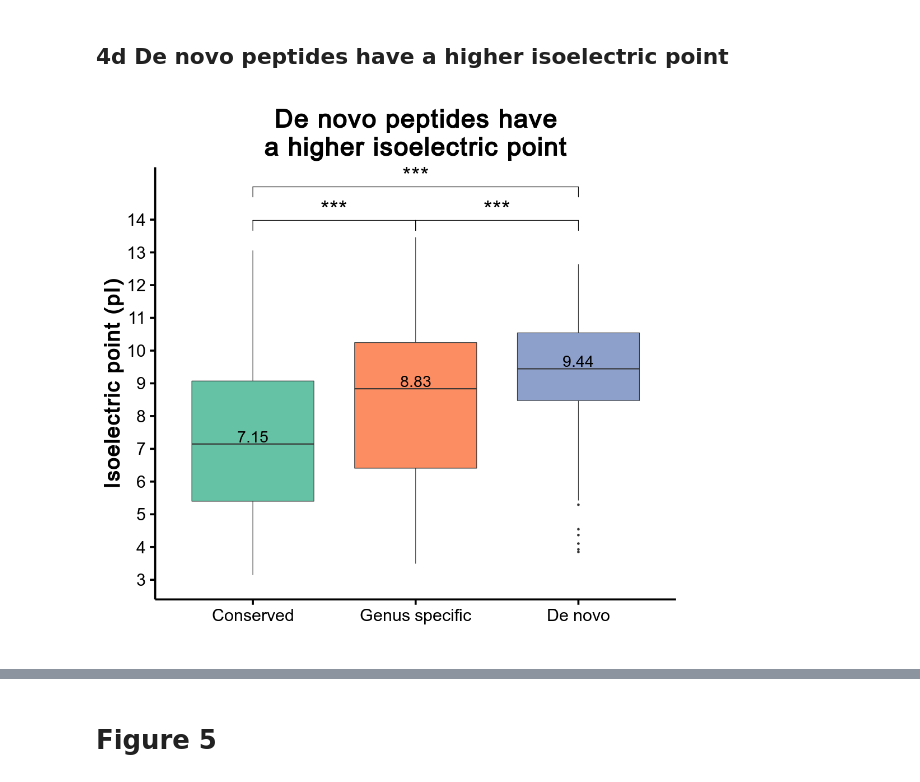
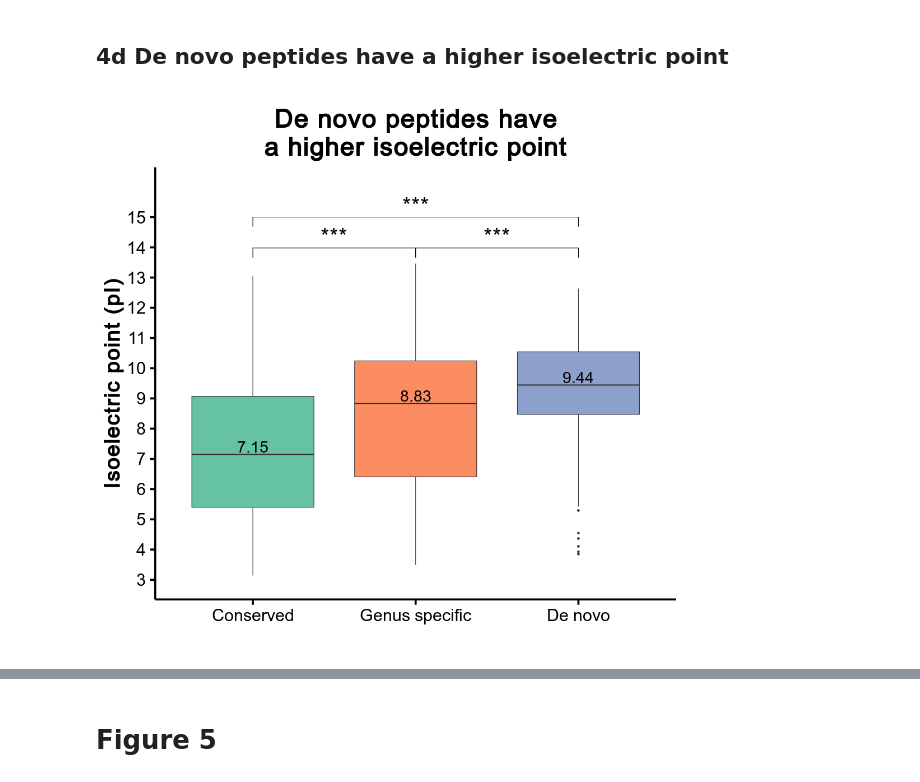
Before and after one commit to willblev/Blevins_etal_2020, a Jupyter notebook: Figures.ipynb, the cells around one changed output, grey strips where cells are left out. Drawn from its saved outputs; the diff is of its cells as text; code cells hidden in the pictures.

```diff
--- a/Figures.ipynb
+++ b/Figures.ipynb
@@ -569,22 +603,22 @@ orf_coding_score_boxplot + theme_Publication()
 # %%
 %%R -w 1050 -h 1000 -u px
 
 ##Check the isoelectric point of a given sequence
 longest_expressed_and_translated_ORF_or_CDS['isoelectric_point']<-NA
     pI_values<-sapply(longest_expressed_and_translated_ORF_or_CDS$sequence, function(x) pI(x,pKscale= "EMBOSS") )
     longest_expressed_and_translated_ORF_or_CDS$isoelectric_point=pI_values
 
 medians<-longest_expressed_and_translated_ORF_or_CDS %>% group_by(conservation_level) %>% summarise(median = median(isoelectric_point, na.rm = TRUE))
 
 orf_isoelectric_boxplot<- ggplot(longest_expressed_and_translated_ORF_or_CDS, aes(x=conservation_level, y=isoelectric_point,fill=conservation_level)) +
     geom_boxplot(notch=FALSE)+
     geom_signif(comparisons = list(c("De novo", "Genus specific"), c("Genus specific", "Conserved")),map_signif_level = TRUE, textsize=14)+
     geom_signif(comparisons = list(c("De novo", "Conserved")),y_position=15, map_signif_level = TRUE, textsize=14)+
     scale_fill_brewer(palette="Set2", guide=FALSE)+
-    scale_y_continuous(breaks=c(0,1,2,3,4,5,6,7,8,9,10,11,12,13,14),limits=c(3,15))+
+    scale_y_continuous(breaks=c(0,1,2,3,4,5,6,7,8,9,10,11,12,13,14,15),limits=c(3,16))+
     labs(list(title = "De novo peptides have\na higher isoelectric point", y = "Isoelectric point (pI)",fill="Conservation level",x=""))+
     geom_text(data = medians, aes(x = conservation_level, y = median, label = sprintf("%0.2f", round(medians$median, digits = 2))),size = 10, vjust = -.15)
     NULL
-orf_isoelectric_boxplot + theme_Publication()
+orf_isoelectric_boxplot + theme_Single()
 # %% [output]
-[figure, old version]
+[figure, new version]
```
Also changed, not shown: parts of 17 cells of this notebook, 10 other files.
